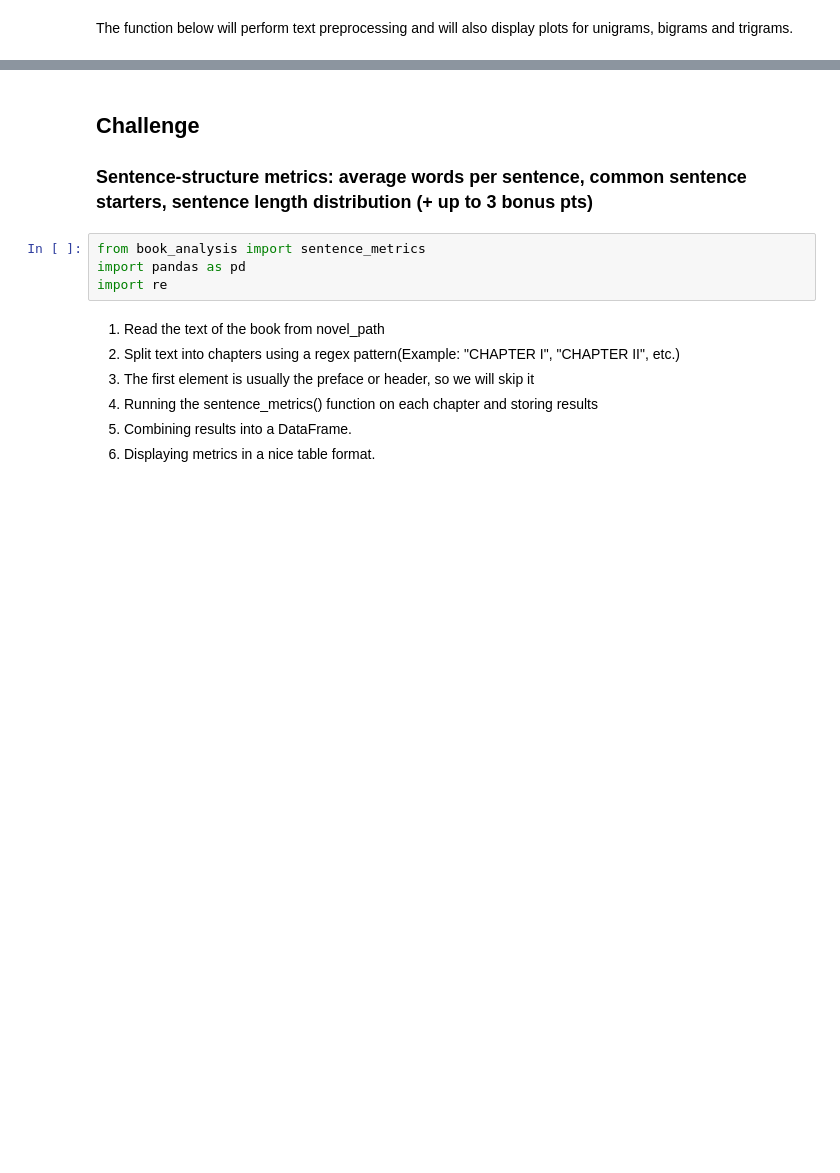
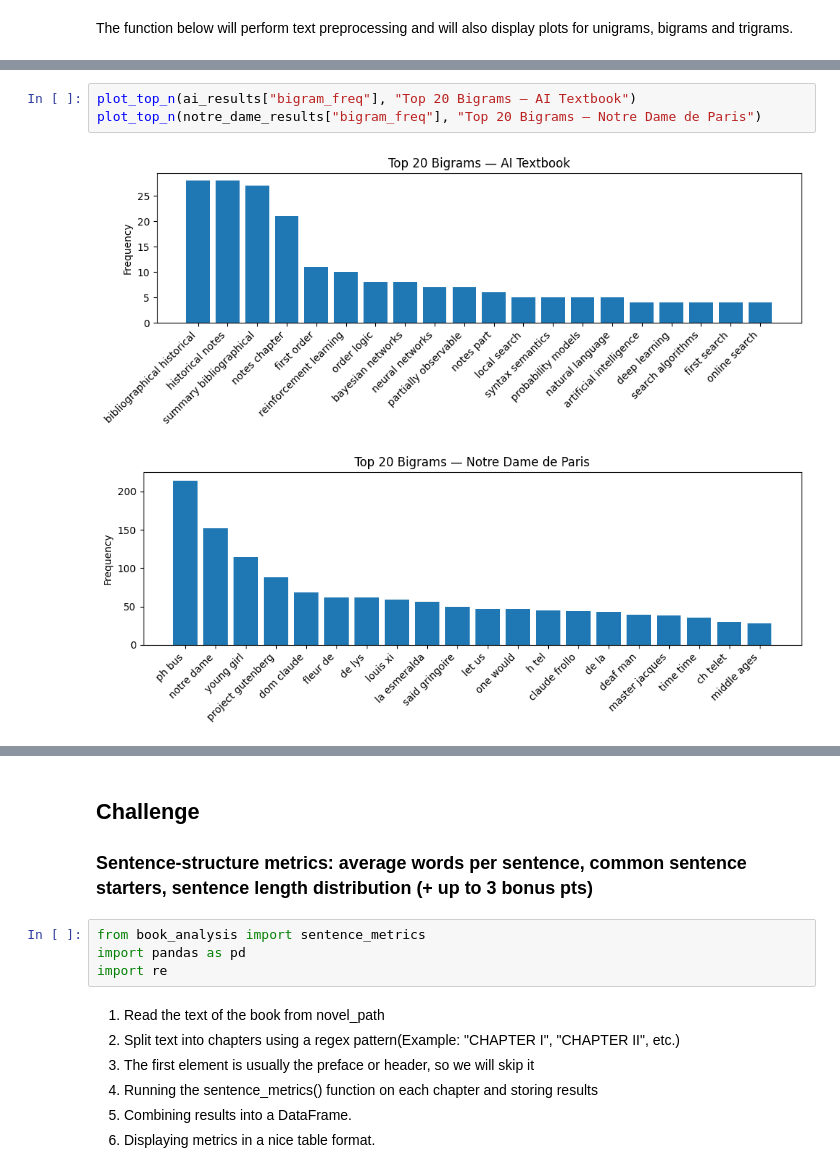
Before and after one commit to stephaniebie/book_analysis, a Jupyter notebook: Final_Report.ipynb, the cells around one changed output, grey strips where cells are left out. Cells and saved outputs as stored; diff of their text form; blank space fills up the shorter version.

```diff
--- a/Final_Report.ipynb
+++ b/Final_Report.ipynb
@@ -212,0 +234,6 @@ gutenberg literary archive -> 13
+# %%
+plot_top_n(ai_results["bigram_freq"], "Top 20 Bigrams — AI Textbook")
+plot_top_n(notre_dame_results["bigram_freq"], "Top 20 Bigrams — Notre Dame de Paris")
+# %% [output]
+[figure, added]
+[figure, added]
```
Also changed, not shown: parts of 11 cells of this notebook, 4 other files.
